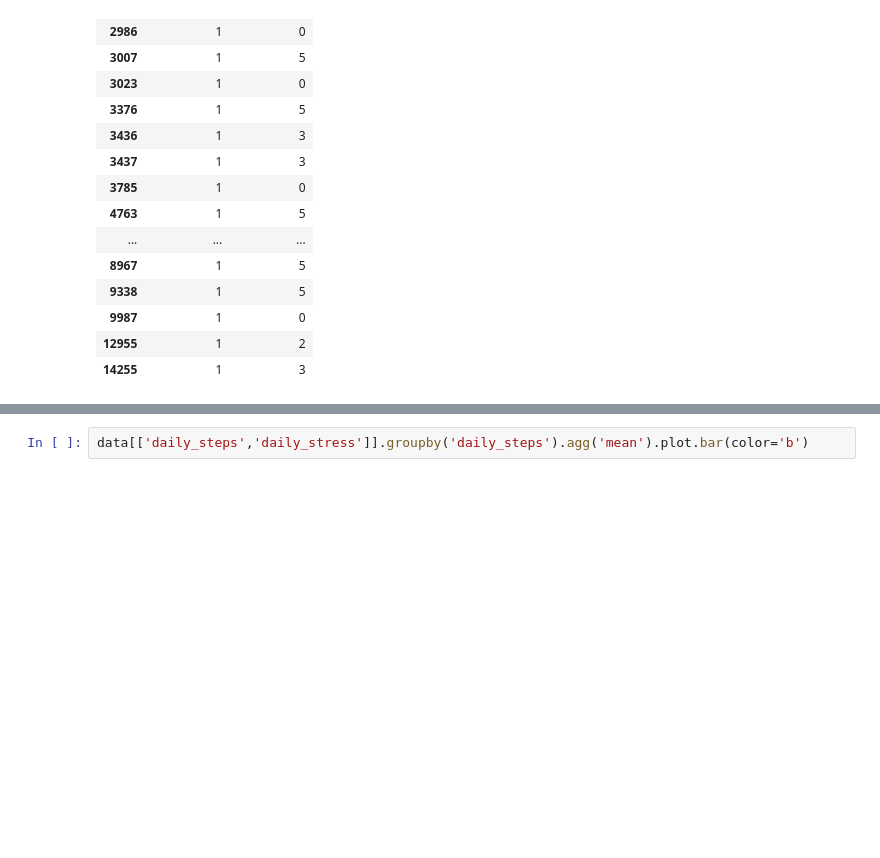
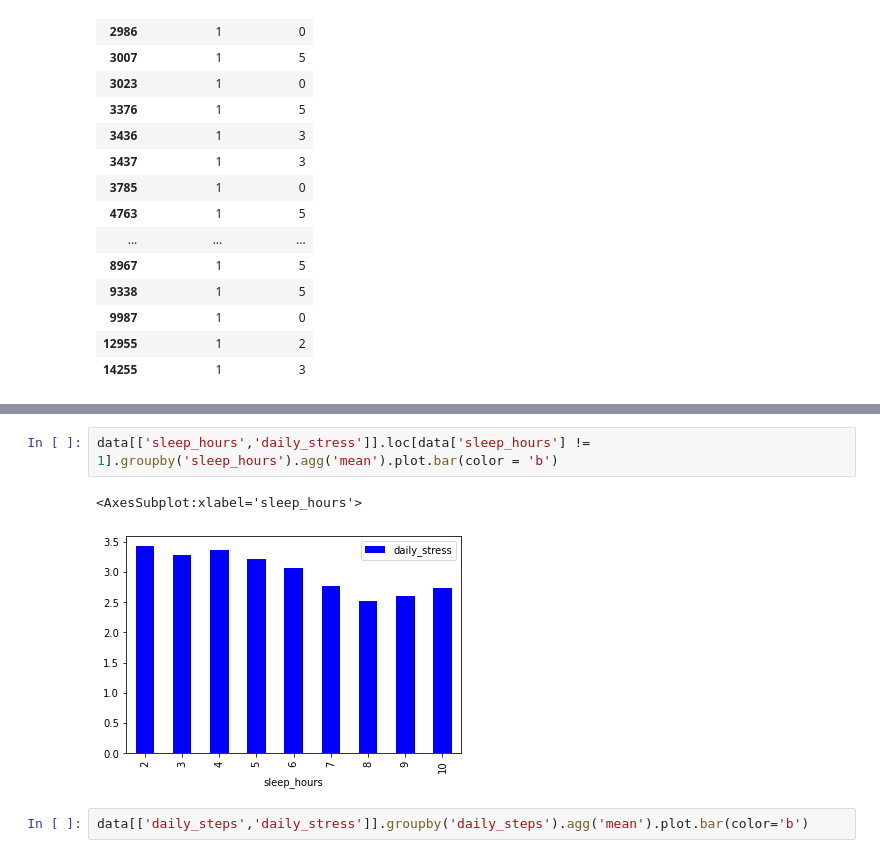
Before and after one commit to rupaliluthra/python_data_analysis, a Jupyter notebook: wellbeing_and_lifestyle_project.ipynb, the cells around one changed output, grey strips where cells are left out. Cells and saved outputs as stored; diff of their text form; blank space fills up the shorter version.

```diff
--- a/wellbeing_and_lifestyle_project.ipynb
+++ b/wellbeing_and_lifestyle_project.ipynb
@@ -162,3 +177,8 @@ data[['sleep_hours','daily_stress']].loc[data.sleep_hours==1]
+# %%
+data[['sleep_hours','daily_stress']].loc[data['sleep_hours'] != 1].groupby('sleep_hours').agg('mean').plot.bar(color = 'b')
+# %% [output]
+<AxesSubplot:xlabel='sleep_hours'>
+[figure, added]
 # %%
 data[['daily_steps','daily_stress']].groupby('daily_steps').agg('mean').plot.bar(color='b')
 # %% [output]
```
Also changed, not shown: parts of 11 cells of this notebook.
